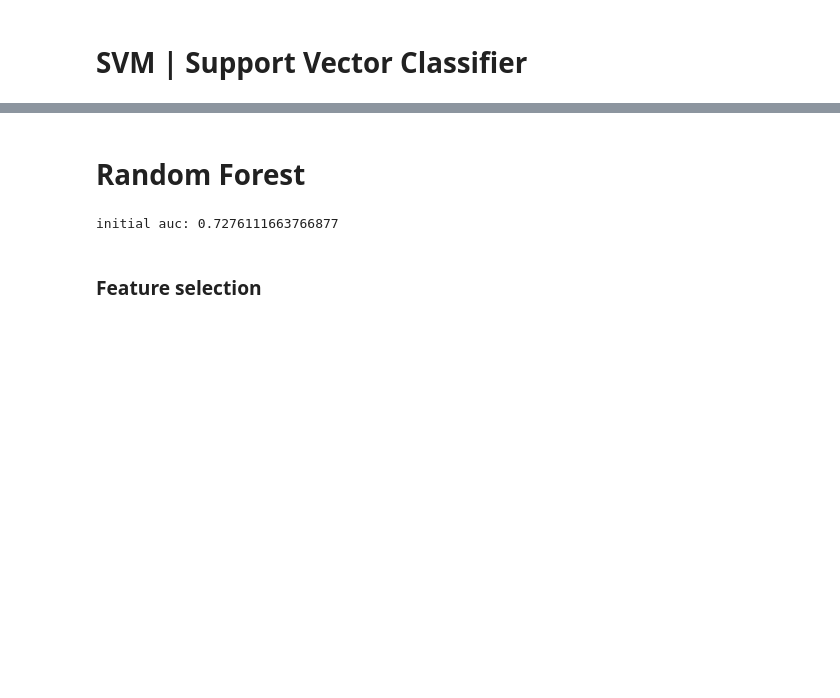
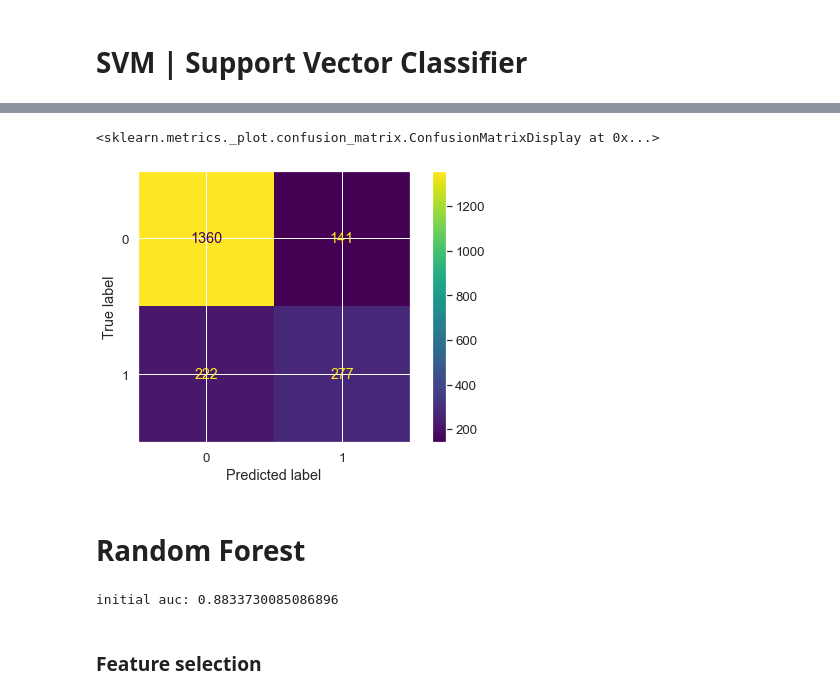
Before and after one commit to aylinaydincs/CS454_Project, a Jupyter notebook: DataPreprocess_OneHotEncoding.ipynb, the cells around one changed output, grey strips where cells are left out. Saved outputs shown, nothing was run; the diff lists cells and outputs as text; code cells hidden in the pictures; blank space fills up the shorter version.

```diff
--- a/DataPreprocess_OneHotEncoding.ipynb
+++ b/DataPreprocess_OneHotEncoding.ipynb
@@ -213,3 +232,10 @@ AUC score with duration column:  0.7026399331000288
+# %%
+cm = confusion_matrix(y_test, [round(y) for y in y_pred], labels=[0, 1])
+disp = ConfusionMatrixDisplay(confusion_matrix=cm)
+disp.plot()
+# %% [output]
+<sklearn.metrics._plot.confusion_matrix.ConfusionMatrixDisplay at 0x...>
+[figure, added]
 # %%
 # emre notes:
 # https://medium.com/nerd-for-tech/analysis-of-bank-marketing-dataset-by-using-support-vector-machine-svm-1ccae6eaa782
@@ -219,16 +245,16 @@ AUC score with duration column:  0.7026399331000288
 # %% [markdown]
 # Random Forest
 # %%
-from sklearn.ensemble import RandomForestClassifier
+from sklearn.ensemble import RandomForestRegressor
 
-rf = RandomForestClassifier(random_state=42)
+rf = RandomForestRegressor()
 rf.fit(X_train, y_train)
 y_pred = rf.predict(X_test)
 
 rf_auc_1 = roc_auc_score(y_test, y_pred)
 print("initial auc:", rf_auc_1)
 # %% [output]
-initial auc: 0.7276111663766877
+initial auc: 0.8833730085086896
 # %% [markdown]
 ### Feature selection
 # %%
```
Also changed, not shown: parts of 17 cells of this notebook.
